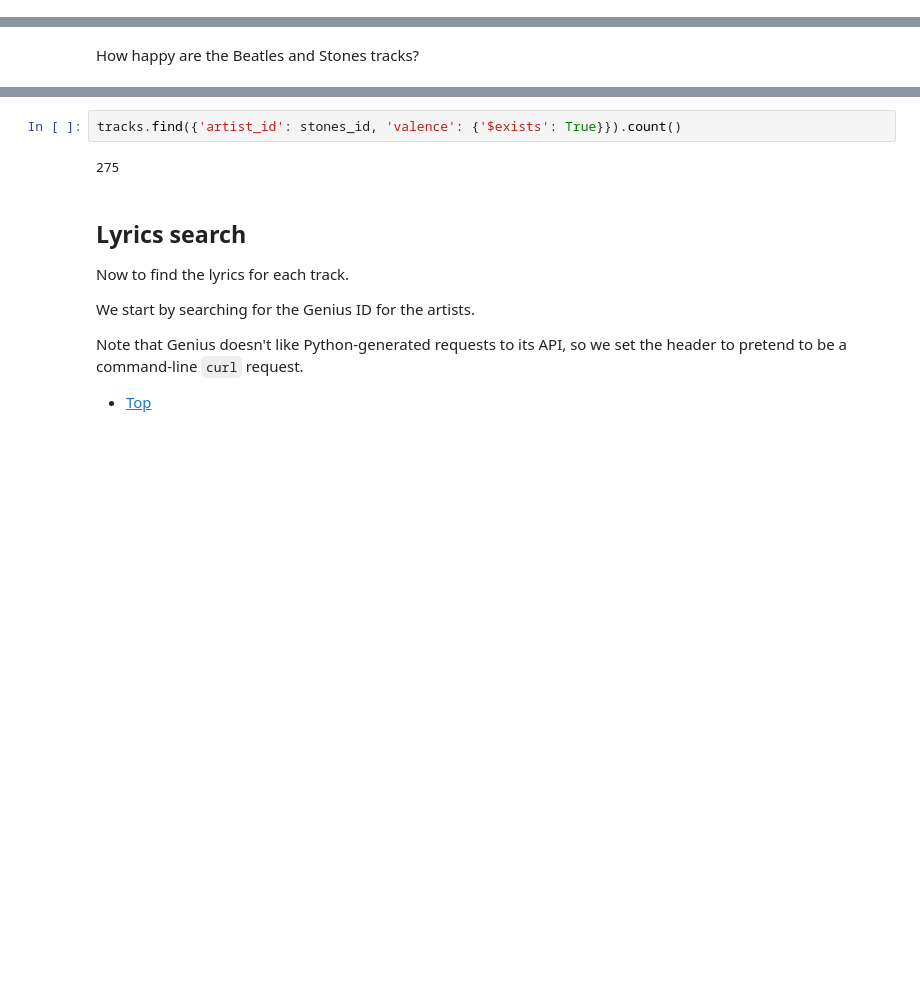
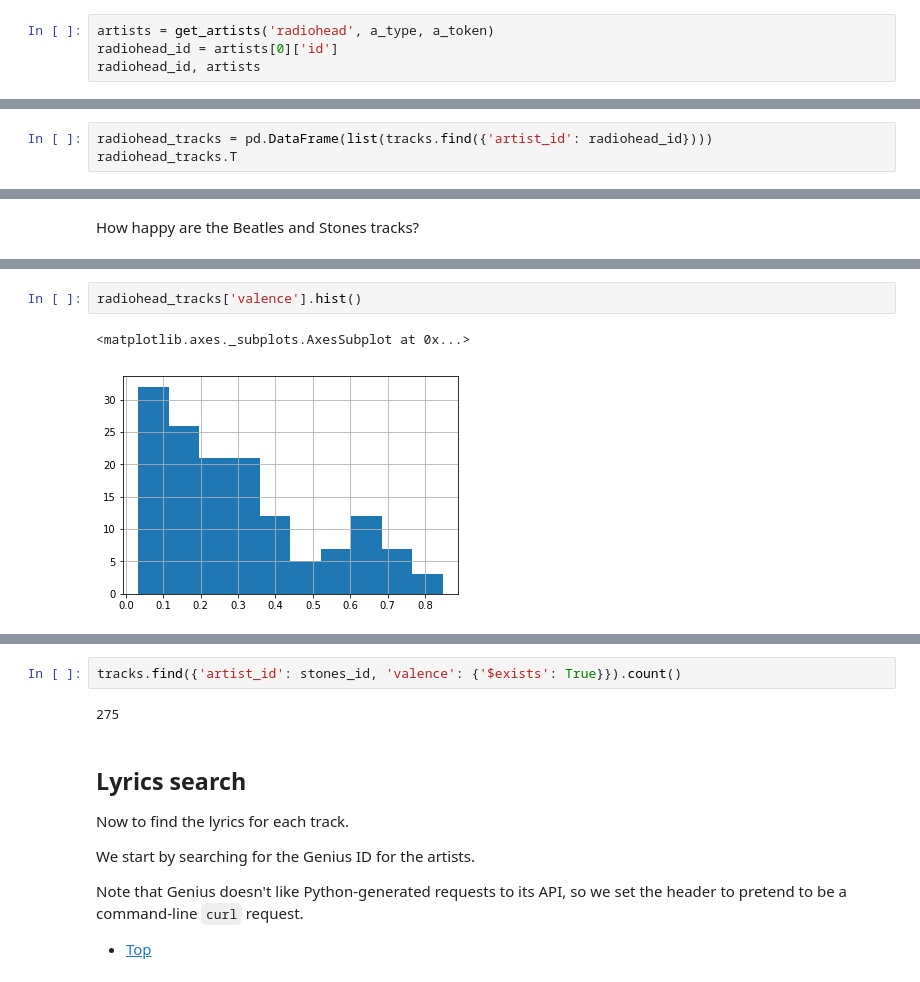
Before and after one commit to NeilNjae/battle-of-the-bands, a Jupyter notebook: beatles-vs-stones-gather-data.ipynb, the cells around one changed output, grey strips where cells are left out. Saved outputs shown, nothing was run; the diff lists cells and outputs as text; blank space fills up the shorter version.

```diff
--- a/beatles-vs-stones-gather-data.ipynb
+++ b/beatles-vs-stones-gather-data.ipynb
@@ -135 +130,5 @@ beatles_id, artists
    'name': 'The Beatles'}])
+# %%
+artists = get_artists('radiohead', a_type, a_token)
+radiohead_id = artists[0]['id']
+radiohead_id, artists
@@ -424,0 +415,3 @@ stones_tracks.T
+# %%
+radiohead_tracks = pd.DataFrame(list(tracks.find({'artist_id': radiohead_id})))
+radiohead_tracks.T
@@ -436,0 +449,5 @@ stones_tracks['valence'].hist()
+# %%
+radiohead_tracks['valence'].hist()
+# %% [output]
+<matplotlib.axes._subplots.AxesSubplot at 0x...>
+[figure, added]
```
Also changed, not shown: parts of 76 cells of this notebook, 16 other files.
